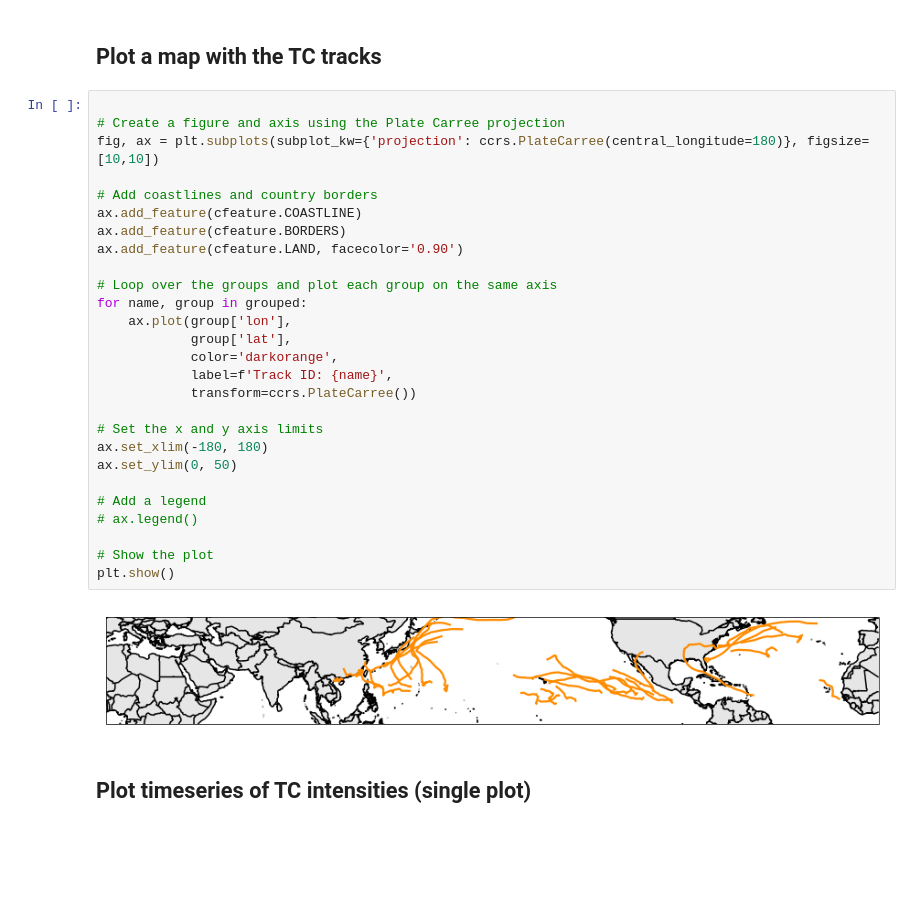
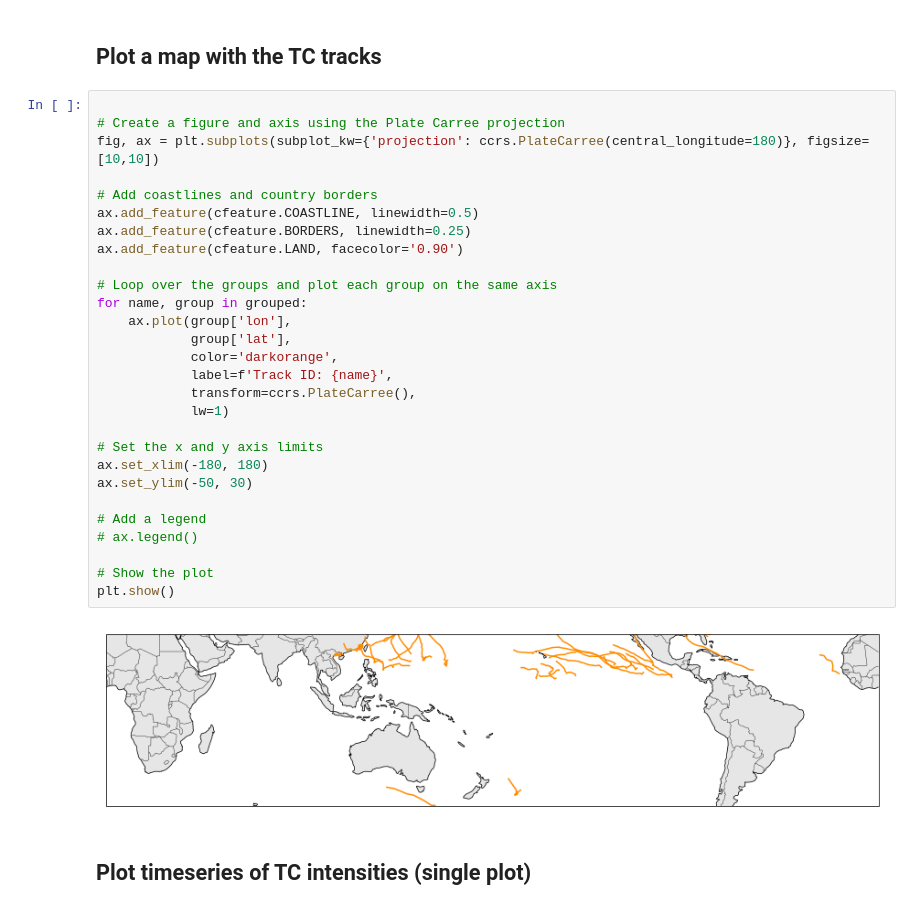
Before and after one commit to falkojudt/MPAS_tempest-extremes, a Jupyter notebook: plot_tempestextremes.ipynb, the cells around one changed output. Cells and saved outputs as stored; diff of their text form; blank space fills up the shorter version.

```diff
--- a/plot_tempestextremes.ipynb
+++ b/plot_tempestextremes.ipynb
@@ -72,32 +72,33 @@ There are 33 unique track IDs
 # %%
 
 # Create a figure and axis using the Plate Carree projection
 fig, ax = plt.subplots(subplot_kw={'projection': ccrs.PlateCarree(central_longitude=180)}, figsize=[10,10])
 
 # Add coastlines and country borders
-ax.add_feature(cfeature.COASTLINE)
-ax.add_feature(cfeature.BORDERS)
+ax.add_feature(cfeature.COASTLINE, linewidth=0.5)
+ax.add_feature(cfeature.BORDERS, linewidth=0.25)
 ax.add_feature(cfeature.LAND, facecolor='0.90')
 
 # Loop over the groups and plot each group on the same axis
 for name, group in grouped:
     ax.plot(group['lon'],
             group['lat'],
             color='darkorange',
             label=f'Track ID: {name}',
-            transform=ccrs.PlateCarree())
+            transform=ccrs.PlateCarree(),
+            lw=1)
 
 # Set the x and y axis limits
 ax.set_xlim(-180, 180)
-ax.set_ylim(0, 50)
+ax.set_ylim(-50, 30)
 
 # Add a legend
 # ax.legend()
 
 # Show the plot
 plt.show()
 # %% [output]
-[figure, old version]
+[figure, new version]
 # %% [markdown]
 ## Plot timeseries of TC intensities (single plot)
 # %%
```
Also changed, not shown: parts of 1 cell of this notebook, 7 other files.
